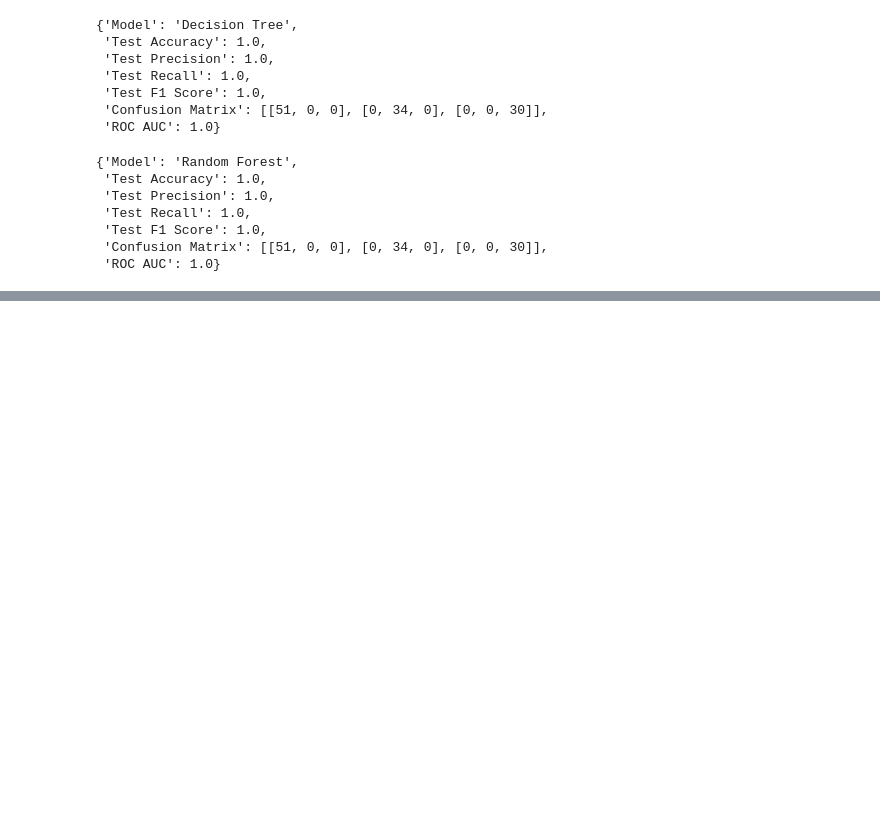
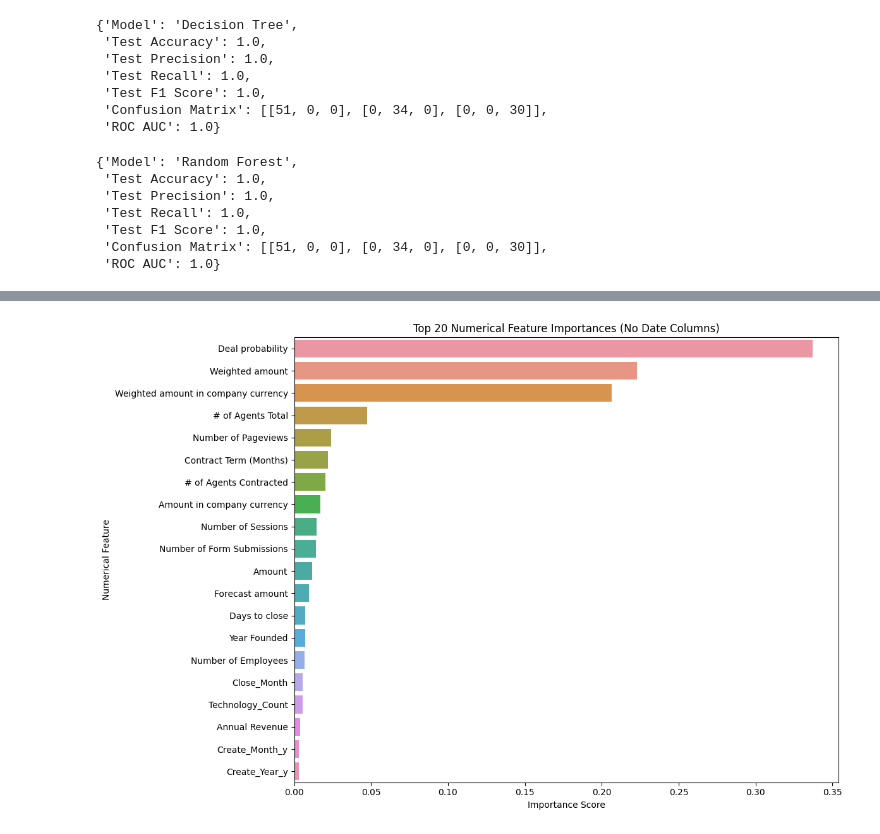
Before and after one commit to rroshann/ML_midterm_project, a Jupyter notebook: notebooks/Roshan/modeling.ipynb, the cells around one changed output, grey strips where cells are left out. Cells and saved outputs as stored; diff of their text form; code cells hidden in the pictures; blank space fills up the shorter version.

```diff
--- a/notebooks/Roshan/modeling.ipynb
+++ b/notebooks/Roshan/modeling.ipynb
@@ -1570,0 +2023,33 @@ rf_summary
+# %%
+# Cell 2 (updated): Numerical feature importance (graph + top 7 safe features)
+
+# Identify numeric-only columns (after dropping dates)
+original_numerical = X.select_dtypes(include=[np.number]).columns.tolist()
+X_numerical_full = X[original_numerical].fillna(-999)
+
+# Train/test split and model
+X_train_num, X_test_num, y_train_num, y_test_num = train_test_split(X_numerical_full, y, test_size=0.2, random_state=42)
+clf_num = RandomForestClassifier(n_estimators=100, random_state=42)
+clf_num.fit(X_train_num, y_train_num)
+
+# Feature importance calculation
+importances_num = clf_num.feature_importances_
+feat_importances_num = pd.Series(importances_num, index=X_numerical_full.columns).sort_values(ascending=False)
+
+# Plot top 20 numerical features
+plt.figure(figsize=(12, 8))
+sns.barplot(x=feat_importances_num[:20], y=feat_importances_num.index[:20])
+plt.title('Top 20 Numerical Feature Importances (No Date Columns)')
+plt.xlabel('Importance Score')
+plt.ylabel('Numerical Feature')
+plt.tight_layout()
+plt.show()
+
+# Select top 7 safe numerical features
+safe_numerical_features = [
+    col for col in feat_importances_num.index
+    if all(kw not in col.lower() for kw in ["probability", "weighted", "forecast", "close", "is closed", "deal probability"])
+][:7]
+X_numerical = X[safe_numerical_features].fillna(-999)
+# %% [output]
+[figure, added]
```
Also changed, not shown: parts of 36 cells of this notebook.
